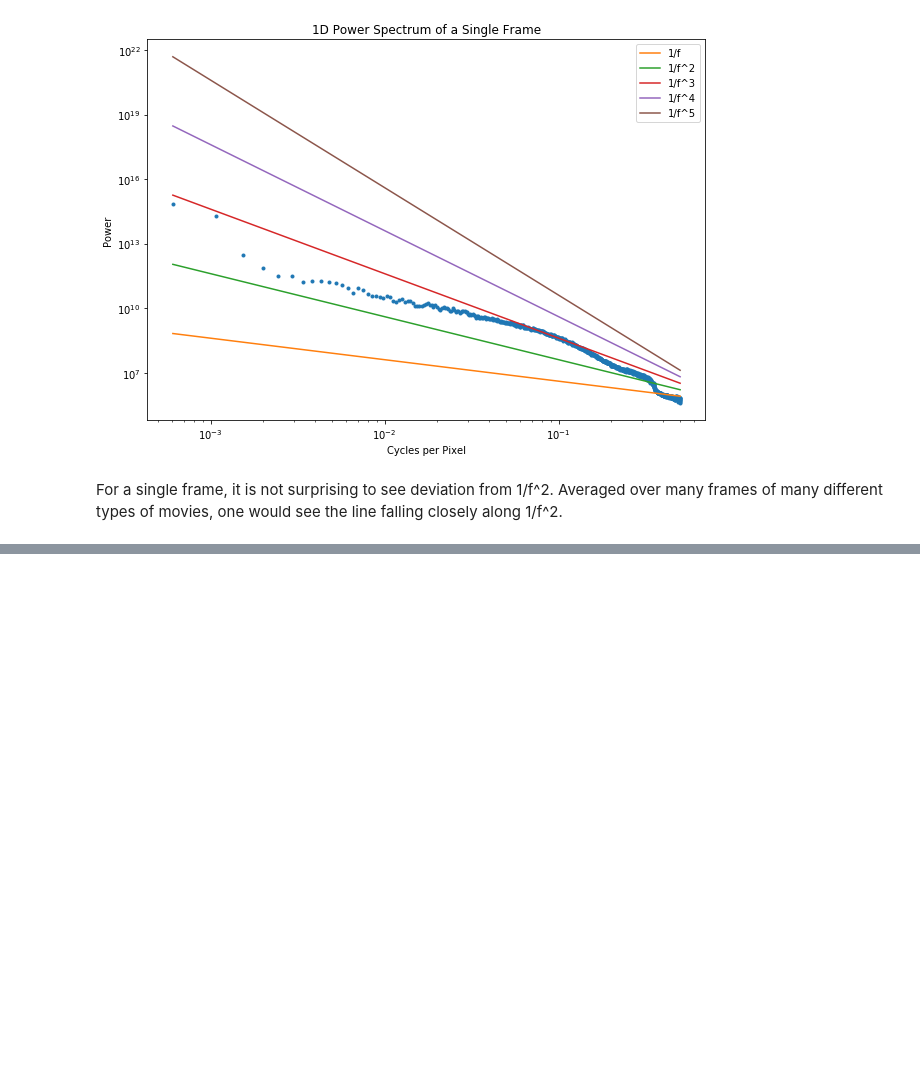
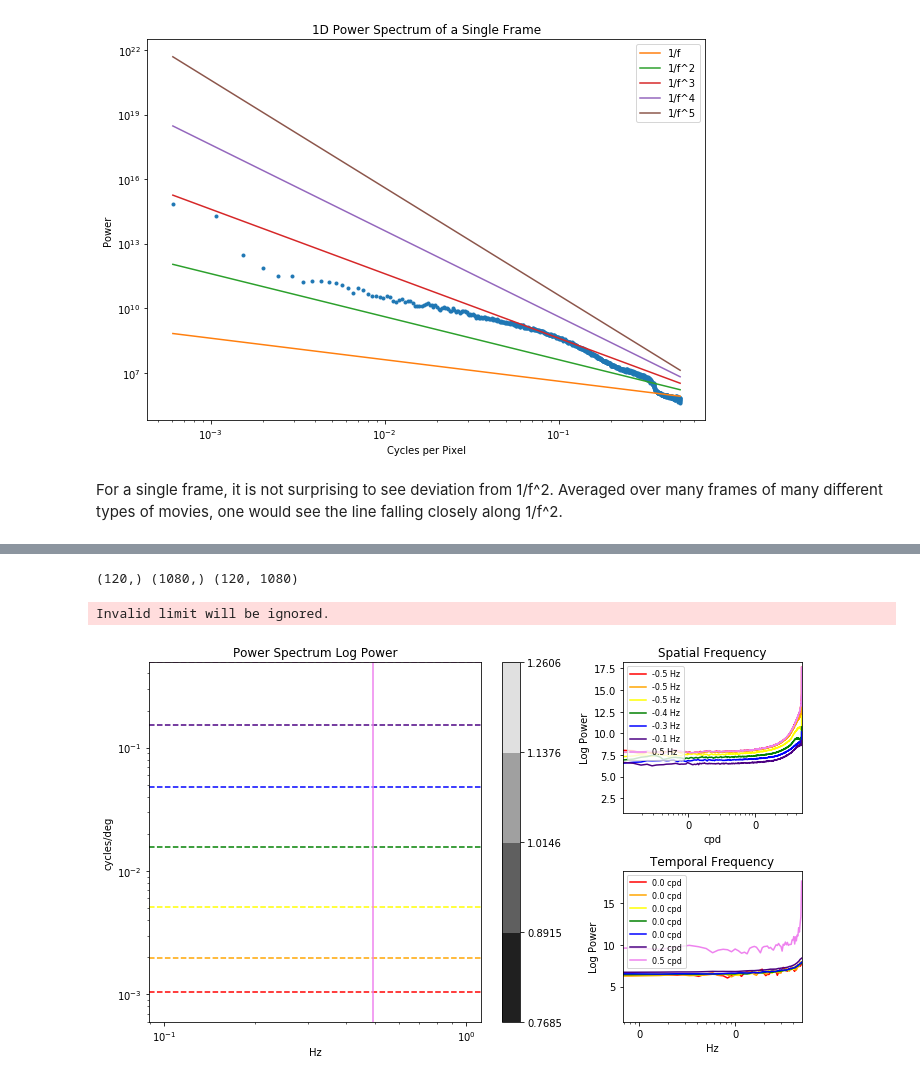
Before and after one commit to vdutell/ml_tutorials, a Jupyter notebook: Spatiotemporal_Fourier Analysis.ipynb, the cells around one changed output, grey strips where cells are left out. Saved outputs shown, nothing was run; the diff lists cells and outputs as text; code cells hidden in the pictures; blank space fills up the shorter version.

Commit message:
saving before power outage

```diff
--- a/Spatiotemporal_Fourier Analysis.ipynb
+++ b/Spatiotemporal_Fourier Analysis.ipynb
@@ -279,0 +506,6 @@ Now that we understand what is going on in the strictly spatial Fourier analysis
+# %%
+da_plot_power(ps_2d, fqs_2d[1], fqs_2d[0], nsamples = 7)
+# %% [output]
+(120,) (1080,) (120, 1080)
+Invalid limit will be ignored.
+[figure, added]
```
Also changed, not shown: parts of 11 cells of this notebook.
